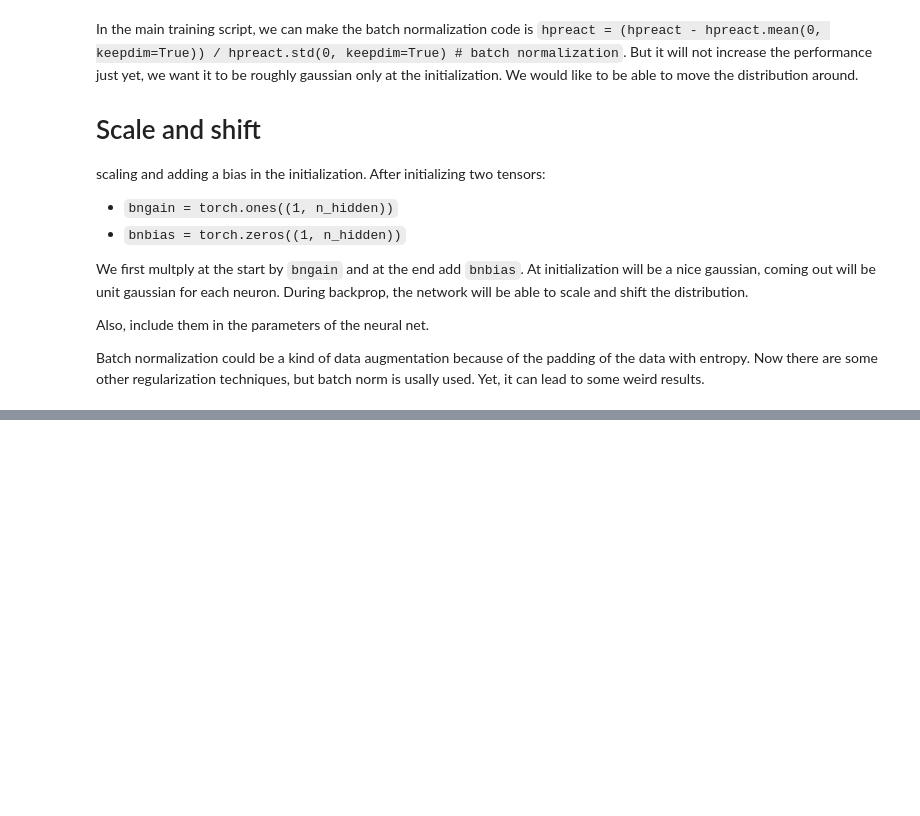
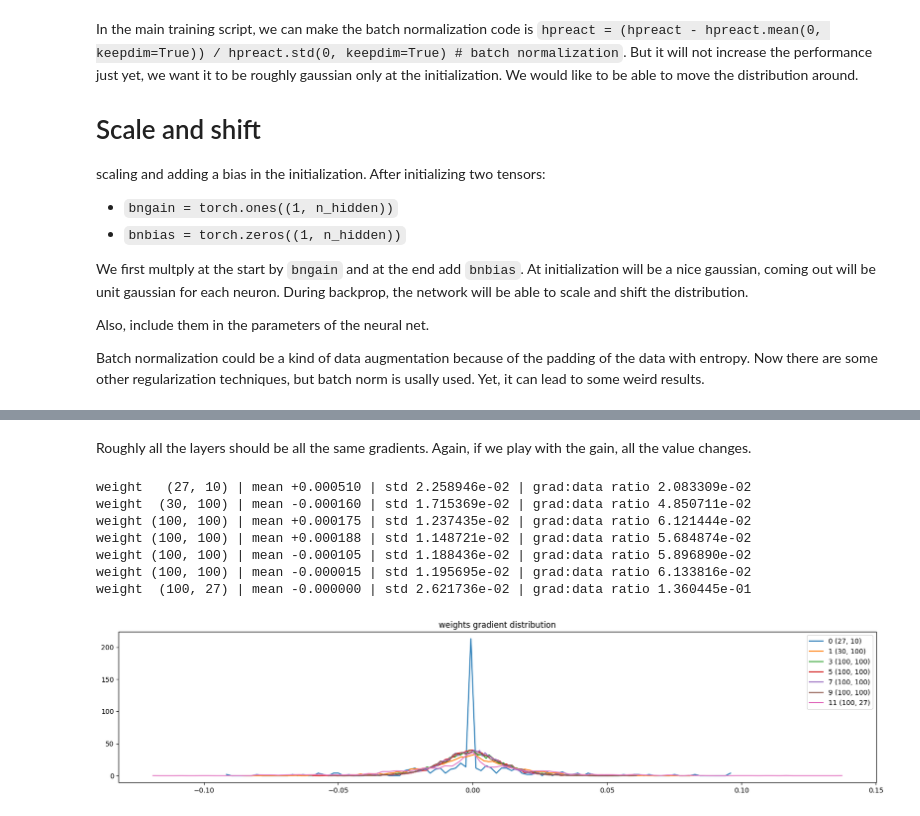
Before and after one commit to lucavauda/makemore-karpathys-lecture, a Jupyter notebook: makemore3.ipynb, the cells around one changed output, grey strips where cells are left out. Saved outputs shown, nothing was run; the diff lists cells and outputs as text; code cells hidden in the pictures; blank space fills up the shorter version.

```diff
--- a/makemore3.ipynb
+++ b/makemore3.ipynb
@@ -435,0 +631,24 @@ Batch normalization could be a kind of data augmentation because of the padding
+# %% [markdown]
+Roughly all the layers should be all the same gradients. Again, if we play with the gain, all the value changes.
+# %%
+# visualize histograms
+plt.figure(figsize=(20, 4)) # width and height of the plot
+legends = []
+for i,p in enumerate(parameters):
+  t = p.grad
+  if p.ndim == 2:
+    print('weight %10s | mean %+f | std %e | grad:data ratio %e' % (tuple(p.shape), t.mean(), t.std(), t.std() / p.std()))
+    hy, hx = torch.histogram(t, density=True)
+    plt.plot(hx[:-1].detach(), hy.detach())
+    legends.append(f'{i} {tuple(p.shape)}')
+plt.legend(legends)
+plt.title('weights gradient distribution');
+# %% [output]
+weight   (27, 10) | mean +0.000510 | std 2.258946e-02 | grad:data ratio 2.083309e-02
+weight  (30, 100) | mean -0.000160 | std 1.715369e-02 | grad:data ratio 4.850711e-02
+weight (100, 100) | mean +0.000175 | std 1.237435e-02 | grad:data ratio 6.121444e-02
+weight (100, 100) | mean +0.000188 | std 1.148721e-02 | grad:data ratio 5.684874e-02
+weight (100, 100) | mean -0.000105 | std 1.188436e-02 | grad:data ratio 5.896890e-02
+weight (100, 100) | mean -0.000015 | std 1.195695e-02 | grad:data ratio 6.133816e-02
+weight  (100, 27) | mean -0.000000 | std 2.621736e-02 | grad:data ratio 1.360445e-01
+[figure, added]
```
Also changed, not shown: parts of 10 cells of this notebook.
